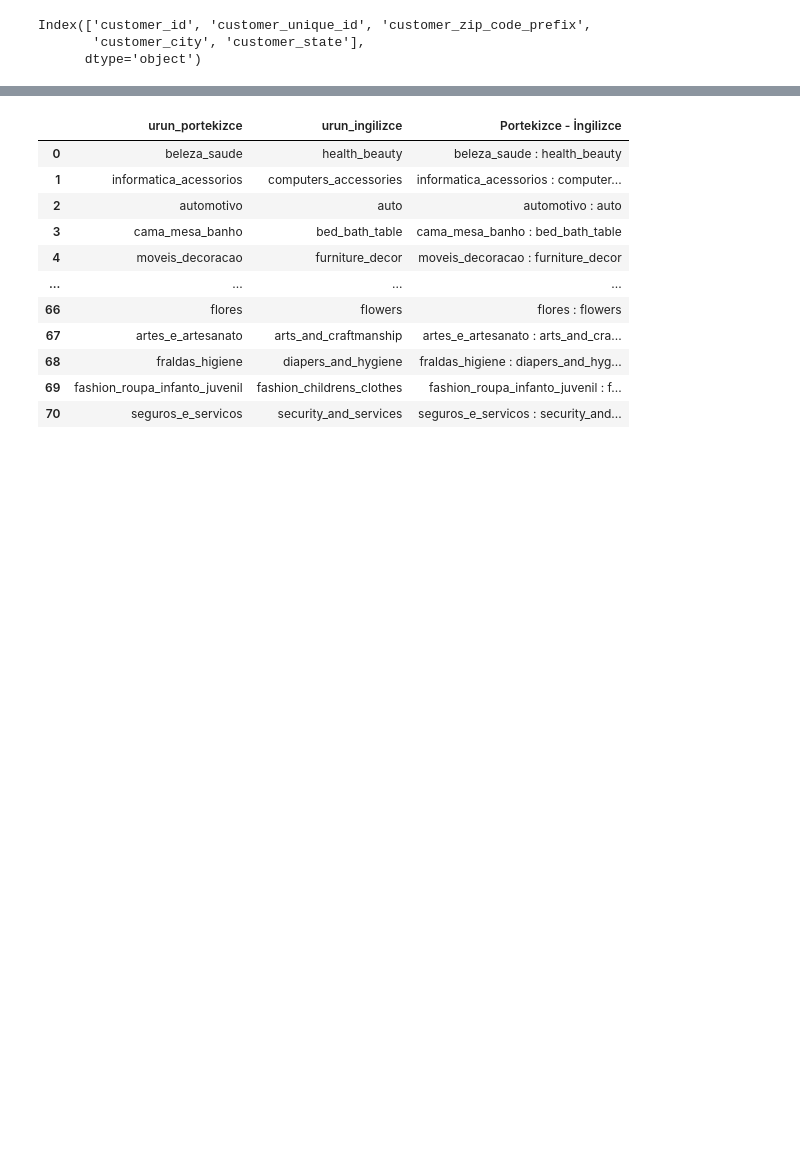
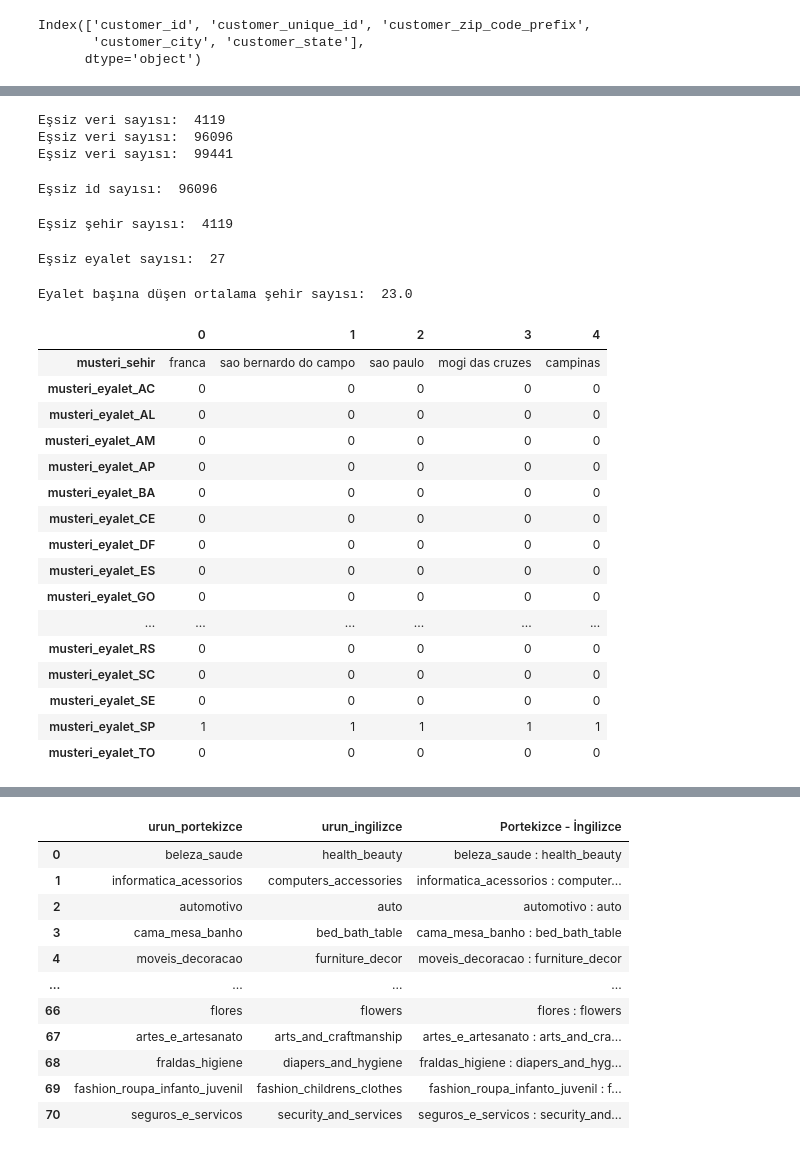
Before and after one commit to sudeokumus/womenintech_python_bitirme_projesi, a Jupyter notebook: ayrintilar.ipynb, the cells around one changed output, grey strips where cells are left out. Drawn from its saved outputs; the diff is of its cells as text; code cells hidden in the pictures; blank space fills up the shorter version.

```diff
--- a/ayrintilar.ipynb
+++ b/ayrintilar.ipynb
@@ -265,0 +209,54 @@ customer_data.head()
+# %%
+essiz_degisken(customer_data.musteri_sehir)
+essiz_degisken(customer_data.musteri_essiz_id)
+essiz_degisken(customer_data.musteri_id)
+# %% [output]
+Eşsiz veri sayısı:  4119
+Eşsiz veri sayısı:  96096
+Eşsiz veri sayısı:  99441
+# %%
+essiz_id = customer_data.musteri_essiz_id.unique()
+print("Eşsiz id sayısı: ", len(essiz_id))
+# %% [output]
+Eşsiz id sayısı:  96096
+# %%
+essiz_sehirler = customer_data.musteri_sehir.unique()
+print("Eşsiz şehir sayısı: ", len(essiz_sehirler))
+# %% [output]
+Eşsiz şehir sayısı:  4119
+# %%
+essiz_eyaletler = customer_data.musteri_eyalet.unique()
+print("Eşsiz eyalet sayısı: ", len(essiz_eyaletler))
+# %% [output]
+Eşsiz eyalet sayısı:  27
+# %%
+#Eyalet başına düşen ortalama şehir sayısı
+
+eyalet_sehir = customer_data.groupby(by = "musteri_eyalet").musteri_sehir.value_counts().mean()
+print("Eyalet başına düşen ortalama şehir sayısı: ", np.round(eyalet_sehir))
+# %% [output]
+Eyalet başına düşen ortalama şehir sayısı:  23.0
+# %%
+#Kategorik değişkeni sınıflarına parçaladık - musteri_eyalet
+
+veri_gecici = customer_data.copy()
+veri_gecici = pd.get_dummies(veri_gecici, columns = ['musteri_eyalet'])
+veri_gecici.head().iloc[:,3:].T
+# %% [output]
+|  | 0 | 1 | 2 | 3 | 4 |
+| musteri_sehir | franca | sao bernardo do campo | sao paulo | mogi das cruzes | campinas |
+| musteri_eyalet_AC | 0 | 0 | 0 | 0 | 0 |
+| musteri_eyalet_AL | 0 | 0 | 0 | 0 | 0 |
+| musteri_eyalet_AM | 0 | 0 | 0 | 0 | 0 |
+| musteri_eyalet_AP | 0 | 0 | 0 | 0 | 0 |
+| musteri_eyalet_BA | 0 | 0 | 0 | 0 | 0 |
+| musteri_eyalet_CE | 0 | 0 | 0 | 0 | 0 |
+| musteri_eyalet_DF | 0 | 0 | 0 | 0 | 0 |
+| musteri_eyalet_ES | 0 | 0 | 0 | 0 | 0 |
+| musteri_eyalet_GO | 0 | 0 | 0 | 0 | 0 |
+| ... | ... | ... | ... | ... | ... |
+| musteri_eyalet_RS | 0 | 0 | 0 | 0 | 0 |
+| musteri_eyalet_SC | 0 | 0 | 0 | 0 | 0 |
+| musteri_eyalet_SE | 0 | 0 | 0 | 0 | 0 |
+| musteri_eyalet_SP | 1 | 1 | 1 | 1 | 1 |
+| musteri_eyalet_TO | 0 | 0 | 0 | 0 | 0 |
```
Also changed, not shown: parts of 42 cells of this notebook, 10 other files.
